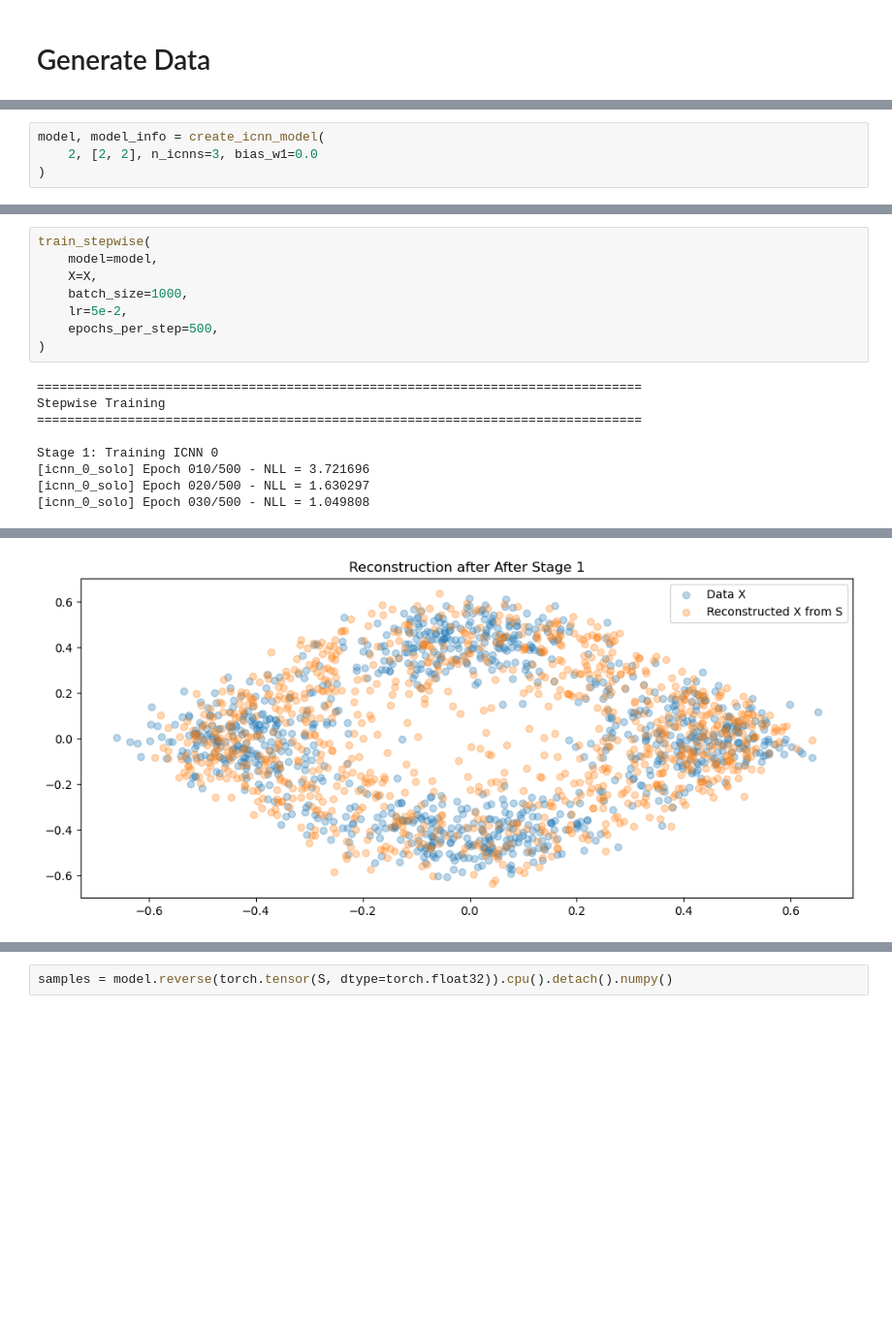
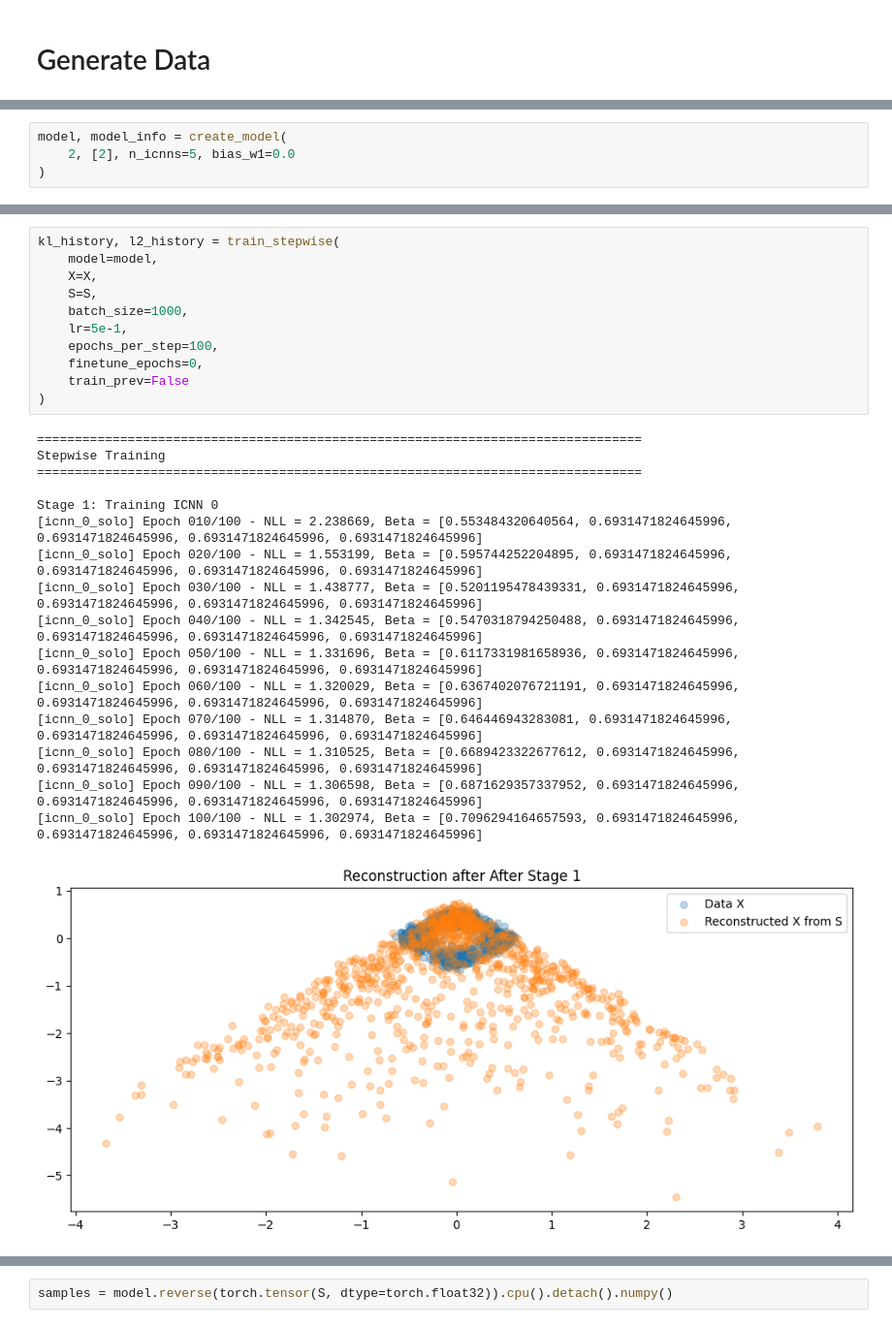
Before and after one commit to echen347/polymath25-ML, a Jupyter notebook: Normalizing Flows/notebook.ipynb, the cells around one changed output, grey strips where cells are left out. Shown at 97% size. Saved outputs shown, nothing was run; the diff lists cells and outputs as text; blank space fills up the shorter version.

```diff
--- a/Normalizing Flows/notebook.ipynb
+++ b/Normalizing Flows/notebook.ipynb
@@ -30,6 +22,6 @@ S, X = get_data(1000)
 # %%
-model, model_info = create_icnn_model(
-    2, [2, 2], n_icnns=3, bias_w1=0.0
+model, model_info = create_model(
+    2, [2], n_icnns=5, bias_w1=0.0
 )
 # %%
 model_info
@@ -49,17 +54,28 @@ model_info
 # %%
-train_stepwise(
+kl_history, l2_history = train_stepwise(
     model=model,
     X=X,
+    S=S,
     batch_size=1000,
-    lr=5e-2,
-    epochs_per_step=500,
+    lr=5e-1,
+    epochs_per_step=100,
+    finetune_epochs=0,
+    train_prev=False
 )
 # %% [output]
 ================================================================================
 Stepwise Training
 ================================================================================
 
 Stage 1: Training ICNN 0
-[icnn_0_solo] Epoch 010/500 - NLL = 3.721696
-[icnn_0_solo] Epoch 020/500 - NLL = 1.630297
-[icnn_0_solo] Epoch 030/500 - NLL = 1.049808
+[icnn_0_solo] Epoch 010/100 - NLL = 2.238669, Beta = [0.553484320640564, 0.6931471824645996, 0.6931471824645996, 0.6931471824645996, 0.6931471824645996]
+[icnn_0_solo] Epoch 020/100 - NLL = 1.553199, Beta = [0.595744252204895, 0.6931471824645996, 0.6931471824645996, 0.6931471824645996, 0.6931471824645996]
+[icnn_0_solo] Epoch 030/100 - NLL = 1.438777, Beta = [0.5201195478439331, 0.6931471824645996, 0.6931471824645996, 0.6931471824645996, 0.6931471824645996]
+[icnn_0_solo] Epoch 040/100 - NLL = 1.342545, Beta = [0.5470318794250488, 0.6931471824645996, 0.6931471824645996, 0.6931471824645996, 0.6931471824645996]
+[icnn_0_solo] Epoch 050/100 - NLL = 1.331696, Beta = [0.6117331981658936, 0.6931471824645996, 0.6931471824645996, 0.6931471824645996, 0.6931471824645996]
+[icnn_0_solo] Epoch 060/100 - NLL = 1.320029, Beta = [0.6367402076721191, 0.6931471824645996, 0.6931471824645996, 0.6931471824645996, 0.6931471824645996]
+[icnn_0_solo] Epoch 070/100 - NLL = 1.314870, Beta = [0.646446943283081, 0.6931471824645996, 0.6931471824645996, 0.6931471824645996, 0.6931471824645996]
+[icnn_0_solo] Epoch 080/100 - NLL = 1.310525, Beta = [0.6689423322677612, 0.6931471824645996, 0.6931471824645996, 0.6931471824645996, 0.6931471824645996]
+[icnn_0_solo] Epoch 090/100 - NLL = 1.306598, Beta = [0.6871629357337952, 0.6931471824645996, 0.6931471824645996, 0.6931471824645996, 0.6931471824645996]
+[icnn_0_solo] Epoch 100/100 - NLL = 1.302974, Beta = [0.7096294164657593, 0.6931471824645996, 0.6931471824645996, 0.6931471824645996, 0.6931471824645996]
+[figure, new version]
@@ -83 +92,0 @@ Stage 1: Training ICNN 0
-[figure, old version]
```
Also changed, not shown: parts of 21 cells of this notebook, 11 other files.
